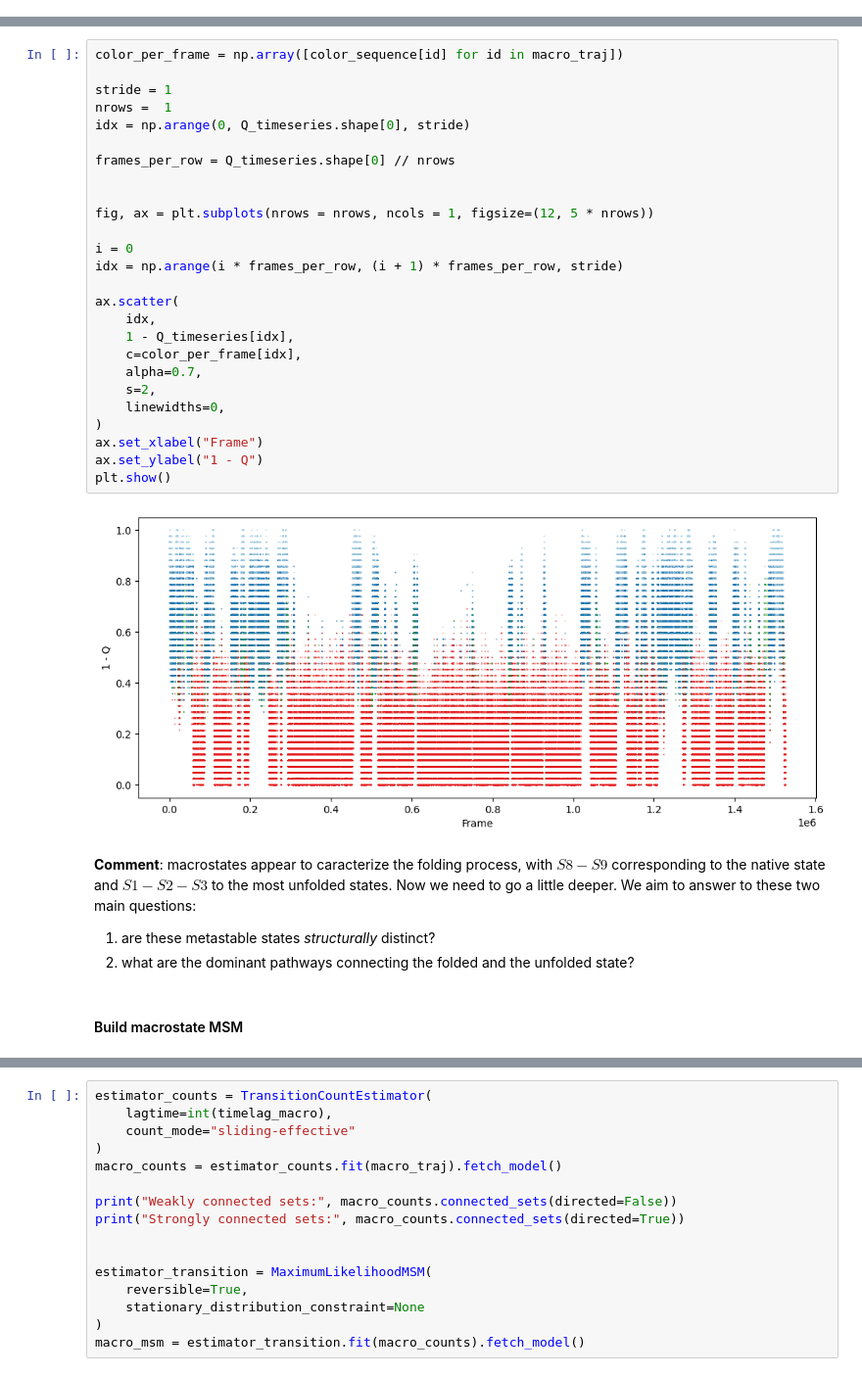
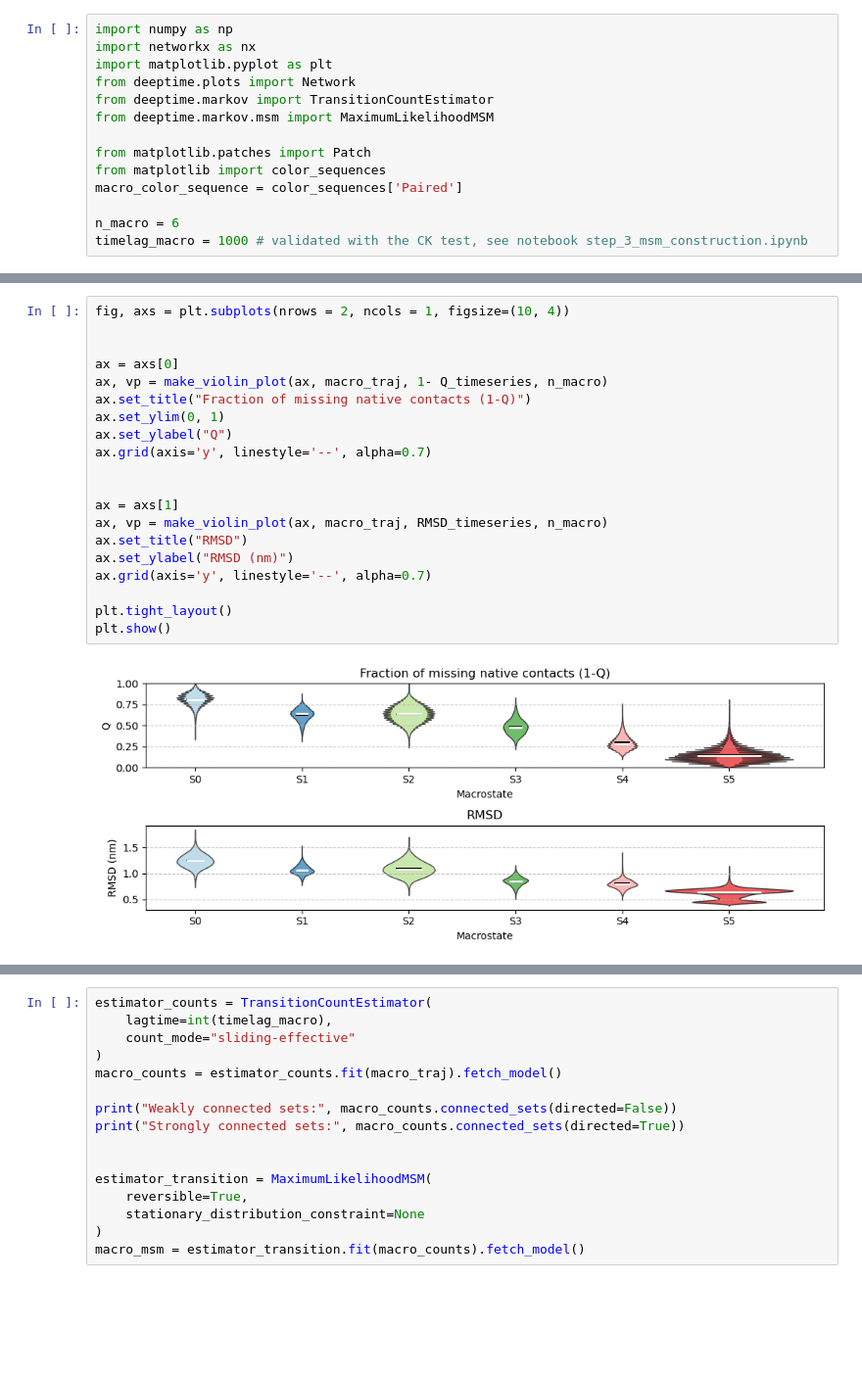
Before and after one commit to miriamzara/MSM, a Jupyter notebook: step_4_analysis.ipynb, the cells around one changed output, grey strips where cells are left out. Shown at 98% size. Drawn from its saved outputs; the diff is of its cells as text; blank space fills up the shorter version.

```diff
--- a/step_4_analysis.ipynb
+++ b/step_4_analysis.ipynb
@@ -2,0 +3,14 @@
+# %%
+import numpy as np
+import networkx as nx
+import matplotlib.pyplot as plt
+from deeptime.plots import Network
+from deeptime.markov import TransitionCountEstimator
+from deeptime.markov.msm import MaximumLikelihoodMSM
+
+from matplotlib.patches import Patch
+from matplotlib import color_sequences
+macro_color_sequence = color_sequences['Paired']
+
+n_macro = 6
+timelag_macro = 1000 # validated with the CK test, see notebook step_3_msm_construction.ipynb
@@ -77,35 +144,22 @@ plt.show()
-# %%
-color_per_frame = np.array([color_sequence[id] for id in macro_traj])
-
-stride = 1
-nrows =  1
-idx = np.arange(0, Q_timeseries.shape[0], stride)
-
-frames_per_row = Q_timeseries.shape[0] // nrows
-
-
-fig, ax = plt.subplots(nrows = nrows, ncols = 1, figsize=(12, 5 * nrows))
-
-i = 0
-idx = np.arange(i * frames_per_row, (i + 1) * frames_per_row, stride)
-
-ax.scatter(
-    idx,
-    1 - Q_timeseries[idx],
-    c=color_per_frame[idx],
-    alpha=0.7,
-    s=2,
-    linewidths=0,
-)
-ax.set_xlabel("Frame")
-ax.set_ylabel("1 - Q")
-plt.show()
-# %% [output]
-[figure, removed]
-# %% [markdown]
-**Comment**: macrostates appear to caracterize the folding process, with $S8-S9$ corresponding to the native state and $S1-S2-S3$ to the most unfolded states. Now we need to go a little deeper. We aim to answer to these two main questions:
-
-1. are these metastable states *structurally* distinct?
-2. what are the dominant pathways connecting the folded and the unfolded state?
-# %% [markdown]
-#### Build macrostate MSM
+# %%
+fig, axs = plt.subplots(nrows = 2, ncols = 1, figsize=(10, 4))
+
+
+ax = axs[0]
+ax, vp = make_violin_plot(ax, macro_traj, 1- Q_timeseries, n_macro)
+ax.set_title("Fraction of missing native contacts (1-Q)")
+ax.set_ylim(0, 1)
+ax.set_ylabel("Q")
+ax.grid(axis='y', linestyle='--', alpha=0.7)
+
+
+ax = axs[1]
+ax, vp = make_violin_plot(ax, macro_traj, RMSD_timeseries, n_macro)
+ax.set_title("RMSD")
+ax.set_ylabel("RMSD (nm)")
+ax.grid(axis='y', linestyle='--', alpha=0.7)
+
+plt.tight_layout()
+plt.show()
+# %% [output]
+[figure, added]
```
Also changed, not shown: parts of 18 cells of this notebook, 1 other file.
